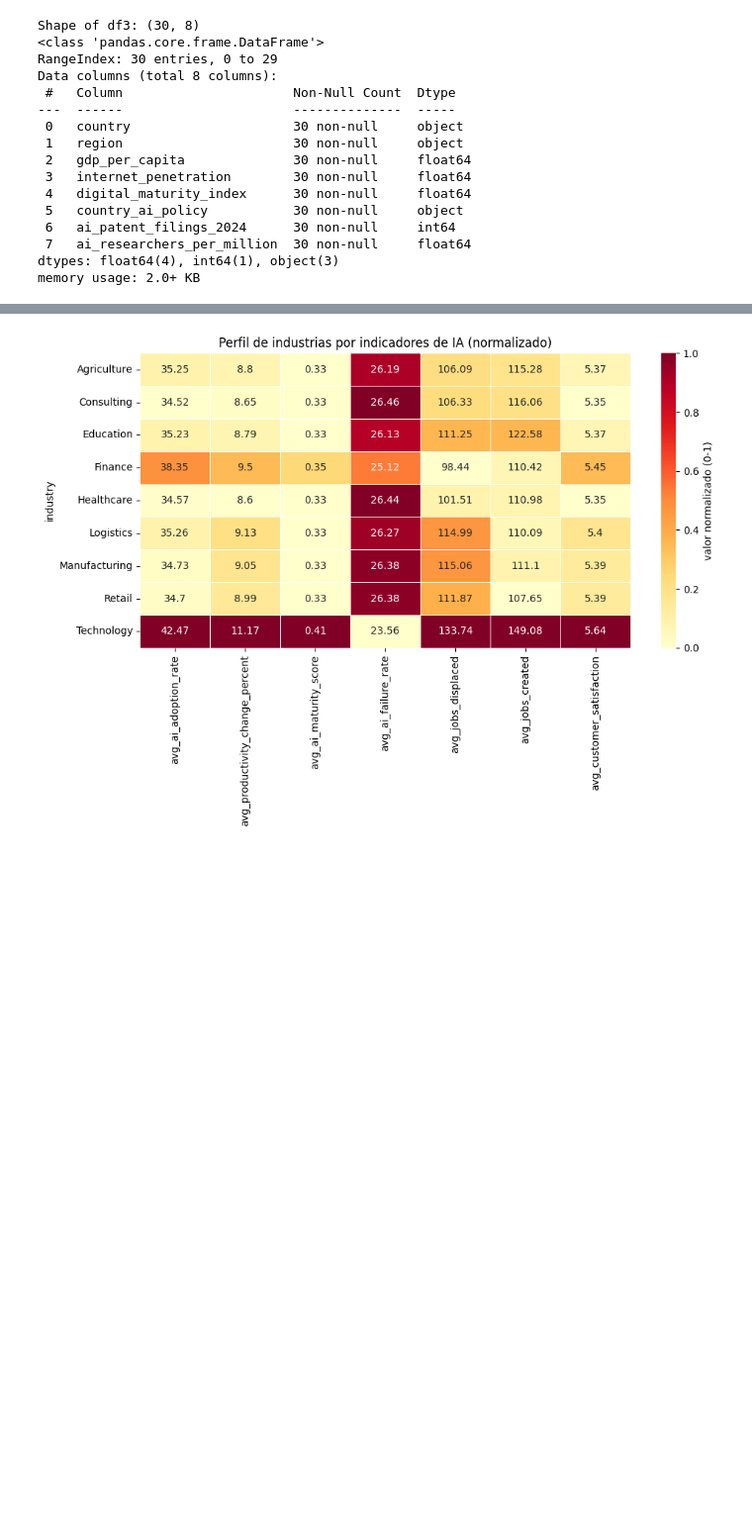
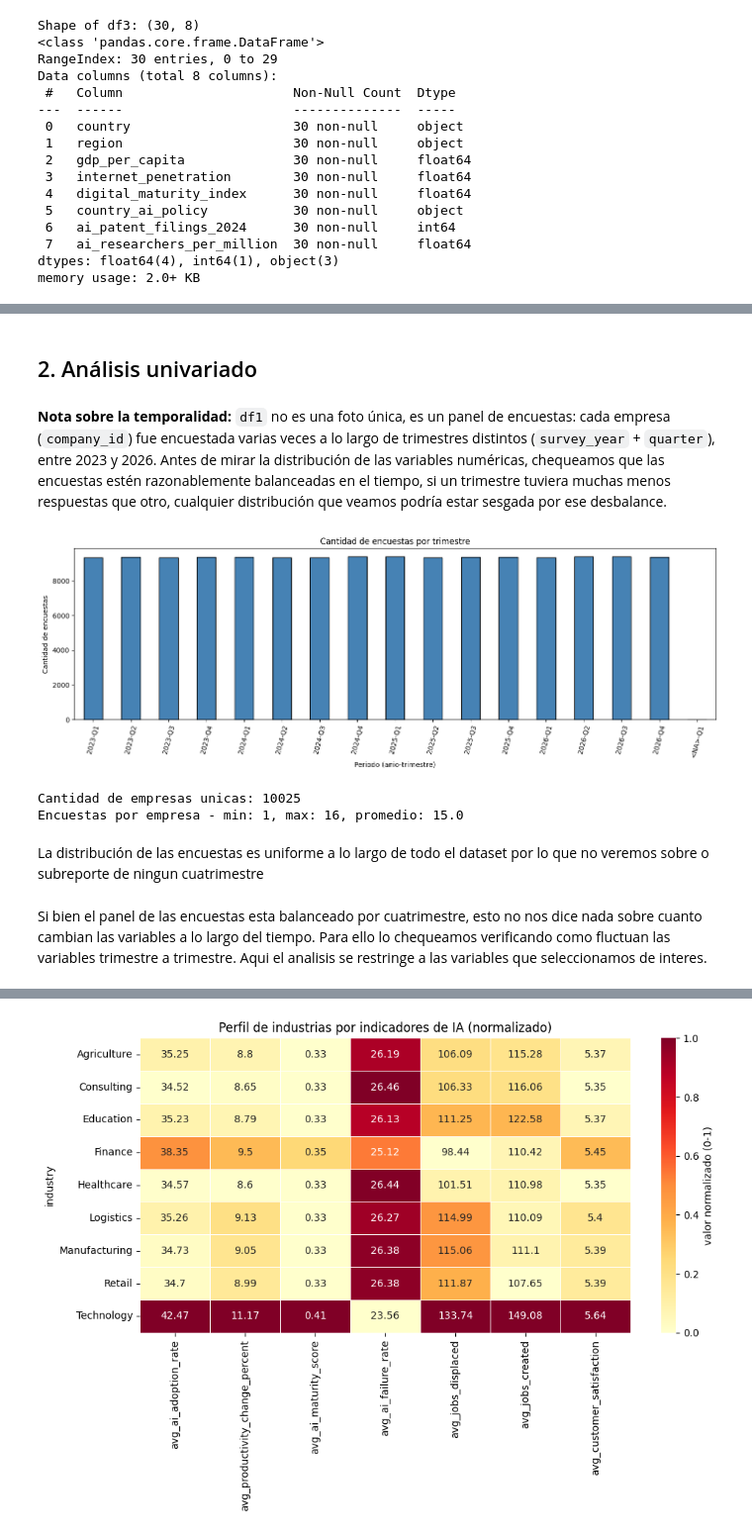
Before and after one commit to Franncippi/Proyecto-mentoria-M09, a Jupyter notebook: notebooks/01_analisis_exploratorio.ipynb, the cells around one changed output, grey strips where cells are left out. Shown at 99% size. Cells and saved outputs as stored; diff of their text form; code cells hidden in the pictures; blank space fills up the shorter version.

```diff
--- a/notebooks/01_analisis_exploratorio.ipynb
+++ b/notebooks/01_analisis_exploratorio.ipynb
@@ -177,0 +233,30 @@ Primero los histogramas, luego la tabla de estadísticos descriptivos que los ac
+# %% [markdown]
+## 2. Análisis univariado
+# %% [markdown]
+**Nota sobre la temporalidad:** `df1` no es una foto única, es un panel de encuestas: cada empresa (`company_id`) fue encuestada varias veces a lo largo de trimestres distintos (`survey_year` + `quarter`), entre 2023 y 2026. Antes de mirar la distribución de las variables numéricas, chequeamos que las encuestas estén razonablemente balanceadas en el tiempo, si un trimestre tuviera muchas menos respuestas que otro, cualquier distribución que veamos podría estar sesgada por ese desbalance.
+# %%
+# Cantidad de encuestas por anio-trimestre, para chequear el balance temporal
+df1["periodo"] = df1["survey_year"].astype("Int64").astype(str) + "-" + df1["quarter"].astype(str)
+conteo_periodo = df1["periodo"].value_counts().sort_index()
+
+plt.figure(figsize=(14, 5))
+conteo_periodo.plot(kind="bar", color="steelblue", edgecolor="black")
+plt.title("Cantidad de encuestas por trimestre")
+plt.xlabel("Periodo (anio-trimestre)")
+plt.ylabel("Cantidad de encuestas")
+plt.xticks(rotation=75)
+plt.tight_layout()
+plt.show()
+
+print(f"Cantidad de empresas unicas: {df1['company_id'].nunique()}")
+print(f"Encuestas por empresa - min: {df1.groupby('company_id').size().min()}, "
+      f"max: {df1.groupby('company_id').size().max()}, "
+      f"promedio: {df1.groupby('company_id').size().mean():.1f}")
+# %% [output]
+[figure, added]
+Cantidad de empresas unicas: 10025
+Encuestas por empresa - min: 1, max: 16, promedio: 15.0
+# %% [markdown]
+La distribución de las encuestas es uniforme a lo largo de todo el dataset por lo que no veremos sobre o subreporte de ningun cuatrimestre
+# %% [markdown]
+Si bien el panel de las encuestas esta balanceado por cuatrimestre, esto no nos dice nada sobre cuanto cambian las variables a lo largo del tiempo. Para ello lo chequeamos verificando como fluctuan las variables trimestre a trimestre. Aqui el analisis se restringe a las variables que seleccionamos de interes.
```
Also changed, not shown: parts of 76 cells of this notebook.
